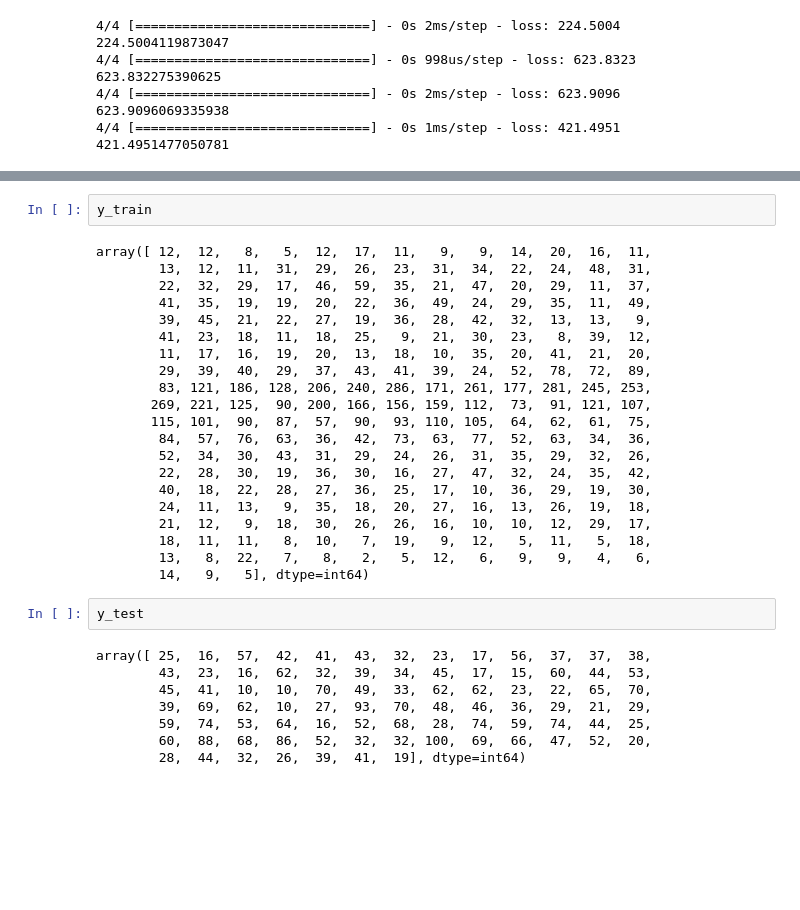
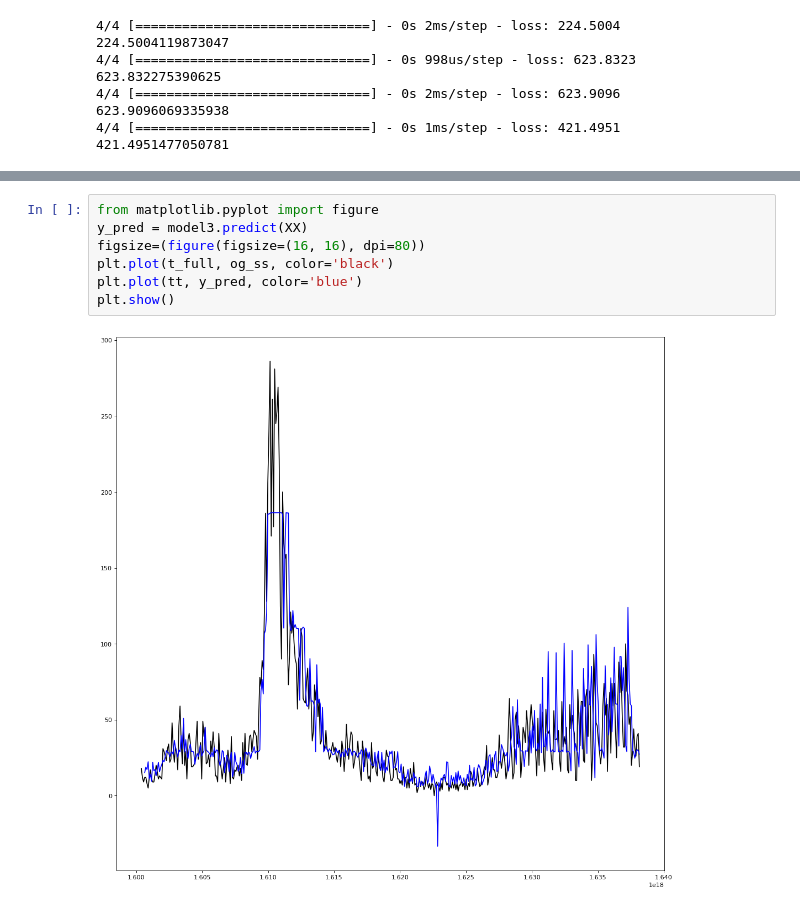
Before and after one commit to Vindhya07/ML_Covid_TimeSeries, a Jupyter notebook: rnntry2.ipynb, the cells around one changed output, grey strips where cells are left out. Cells and saved outputs as stored; diff of their text form; blank space fills up the shorter version.

```diff
--- a/rnntry2.ipynb
+++ b/rnntry2.ipynb
@@ -256,33 +211,9 @@ array([ 12,  12,   8,   5,  12,  17,  11,   9,   9,  14,  20,  16,  11,
-# %%
-y_train
-# %% [output]
-array([ 12,  12,   8,   5,  12,  17,  11,   9,   9,  14,  20,  16,  11,
-        13,  12,  11,  31,  29,  26,  23,  31,  34,  22,  24,  48,  31,
-        22,  32,  29,  17,  46,  59,  35,  21,  47,  20,  29,  11,  37,
-        41,  35,  19,  19,  20,  22,  36,  49,  24,  29,  35,  11,  49,
-        39,  45,  21,  22,  27,  19,  36,  28,  42,  32,  13,  13,   9,
-        41,  23,  18,  11,  18,  25,   9,  21,  30,  23,   8,  39,  12,
-        11,  17,  16,  19,  20,  13,  18,  10,  35,  20,  41,  21,  20,
-        29,  39,  40,  29,  37,  43,  41,  39,  24,  52,  78,  72,  89,
-        83, 121, 186, 128, 206, 240, 286, 171, 261, 177, 281, 245, 253,
-       269, 221, 125,  90, 200, 166, 156, 159, 112,  73,  91, 121, 107,
-       115, 101,  90,  87,  57,  90,  93, 110, 105,  64,  62,  61,  75,
-        84,  57,  76,  63,  36,  42,  73,  63,  77,  52,  63,  34,  36,
-        52,  34,  30,  43,  31,  29,  24,  26,  31,  35,  29,  32,  26,
-        22,  28,  30,  19,  36,  30,  16,  27,  47,  32,  24,  35,  42,
-        40,  18,  22,  28,  27,  36,  25,  17,  10,  36,  29,  19,  30,
-        24,  11,  13,   9,  35,  18,  20,  27,  16,  13,  26,  19,  18,
-        21,  12,   9,  18,  30,  26,  26,  16,  10,  10,  12,  29,  17,
-        18,  11,  11,   8,  10,   7,  19,   9,  12,   5,  11,   5,  18,
-        13,   8,  22,   7,   8,   2,   5,  12,   6,   9,   9,   4,   6,
-        14,   9,   5], dtype=int64)
-# %%
-y_test
-# %% [output]
-array([ 25,  16,  57,  42,  41,  43,  32,  23,  17,  56,  37,  37,  38,
-        43,  23,  16,  62,  32,  39,  34,  45,  17,  15,  60,  44,  53,
-        45,  41,  10,  10,  70,  49,  33,  62,  62,  23,  22,  65,  70,
-        39,  69,  62,  10,  27,  93,  70,  48,  46,  36,  29,  21,  29,
-        59,  74,  53,  64,  16,  52,  68,  28,  74,  59,  74,  44,  25,
-        60,  88,  68,  86,  52,  32,  32, 100,  69,  66,  47,  52,  20,
-        28,  44,  32,  26,  39,  41,  19], dtype=int64)
+# %%
+from matplotlib.pyplot import figure
+y_pred = model3.predict(XX)
+figsize=(figure(figsize=(16, 16), dpi=80))
+plt.plot(t_full, og_ss, color='black')
+plt.plot(tt, y_pred, color='blue')
+plt.show()
+# %% [output]
+[figure, added]
```
Also changed, not shown: parts of 3 cells of this notebook.
